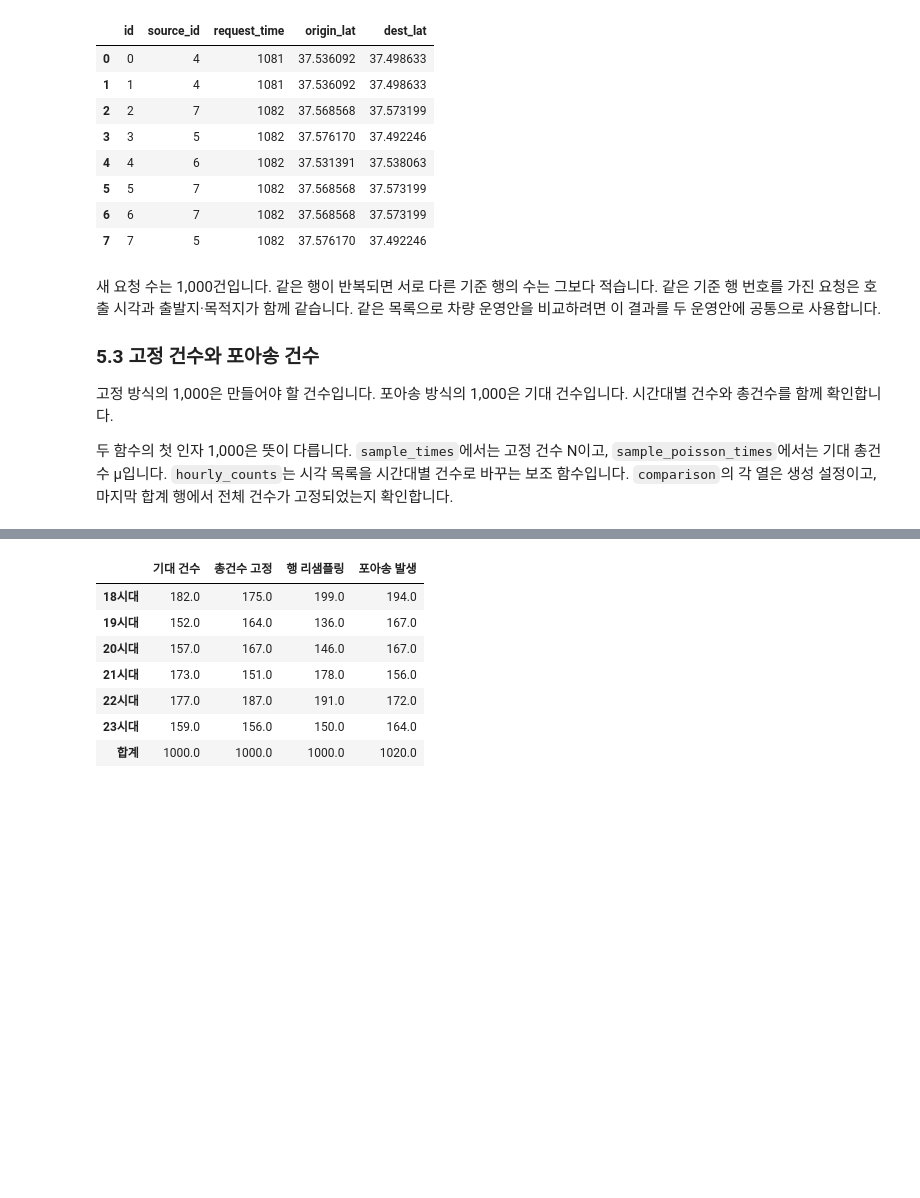
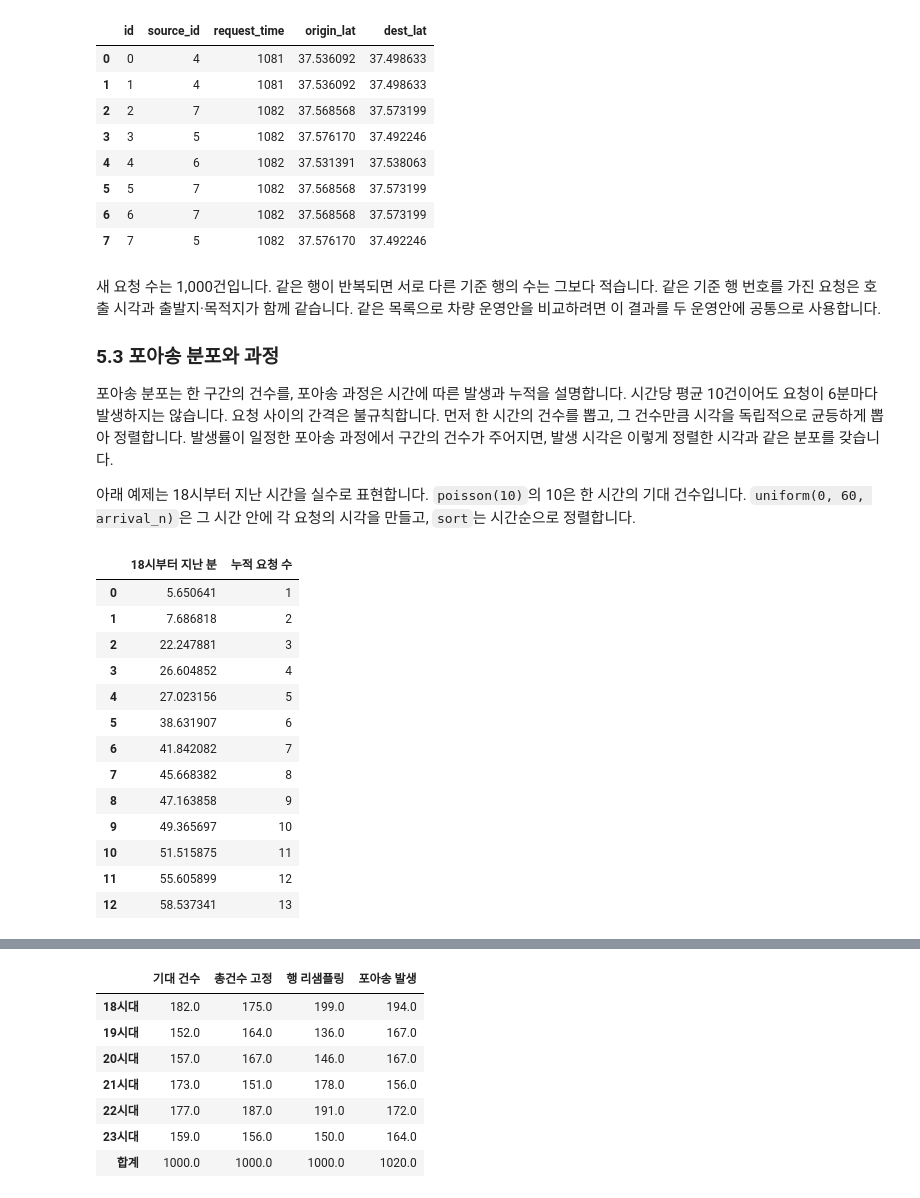
Before and after one commit to jihoyeo/mobility-simulation-book, a Jupyter notebook: labs/ch08_demand.ipynb, the cells around one changed output, grey strips where cells are left out. Saved outputs shown, nothing was run; the diff lists cells and outputs as text; code cells hidden in the pictures; blank space fills up the shorter version.

```diff
--- a/labs/ch08_demand.ipynb
+++ b/labs/ch08_demand.ipynb
@@ -794,11 +794,32 @@ resampled[["id", "source_id", "request_time", "origin_lat", "dest_lat"]].head(8)
 같은 기준 행 번호를 가진 요청은 호출 시각과 출발지·목적지가 함께 같습니다.
 같은 목록으로 차량 운영안을 비교하려면 이 결과를 두 운영안에 공통으로 사용합니다.
 
-### 5.3 고정 건수와 포아송 건수
+### 5.3 포아송 분포와 과정
 
-고정 방식의 1,000은 만들어야 할 건수입니다. 포아송 방식의 1,000은 기대 건수입니다.
-시간대별 건수와 총건수를 함께 확인합니다.
+포아송 분포는 한 구간의 건수를, 포아송 과정은 시간에 따른 발생과 누적을 설명합니다.
+시간당 평균 10건이어도 요청이 6분마다 발생하지는 않습니다. 요청 사이의 간격은 불규칙합니다.
+먼저 한 시간의 건수를 뽑고, 그 건수만큼 시각을 독립적으로 균등하게 뽑아 정렬합니다.
+발생률이 일정한 포아송 과정에서 구간의 건수가 주어지면, 발생 시각은 이렇게 정렬한 시각과 같은 분포를 갖습니다.
 
-두 함수의 첫 인자 1,000은 뜻이 다릅니다. `sample_times`에서는 고정 건수 N이고, `sample_poisson_times`에서는 기대 총건수 μ입니다.
-`hourly_counts`는 시각 목록을 시간대별 건수로 바꾸는 보조 함수입니다.
-`comparison`의 각 열은 생성 설정이고, 마지막 합계 행에서 전체 건수가 고정되었는지 확인합니다.
+아래 예제는 18시부터 지난 시간을 실수로 표현합니다. `poisson(10)`의 10은 한 시간의 기대 건수입니다.
+`uniform(0, 60, arrival_n)`은 그 시간 안에 각 요청의 시각을 만들고, `sort`는 시간순으로 정렬합니다.
+# %%
+arrival_rng = np.random.default_rng(42)  # 본문 그림과 같은 난수 조건입니다
+arrival_n = arrival_rng.poisson(10)  # 한 시간의 실제 건수는 기대 건수와 다를 수 있습니다
+arrival_minutes = np.sort(arrival_rng.uniform(0, 60, arrival_n))  # 건수가 주어졌을 때의 발생 시각을 만듭니다
+pd.DataFrame({"18시부터 지난 분": arrival_minutes, "누적 요청 수": np.arange(1, arrival_n + 1)})  # 점과 계단에 사용할 같은 기록입니다
+# %% [output]
+|  | 18시부터 지난 분 | 누적 요청 수 |
+| 0 | 5.650641 | 1 |
+| 1 | 7.686818 | 2 |
+| 2 | 22.247881 | 3 |
+| 3 | 26.604852 | 4 |
+| 4 | 27.023156 | 5 |
+| 5 | 38.631907 | 6 |
+| 6 | 41.842082 | 7 |
+| 7 | 45.668382 | 8 |
+| 8 | 47.163858 | 9 |
+| 9 | 49.365697 | 10 |
+| 10 | 51.515875 | 11 |
+| 11 | 55.605899 | 12 |
+| 12 | 58.537341 | 13 |
```
Also changed, not shown: parts of 3 cells of this notebook, 7 other files.
